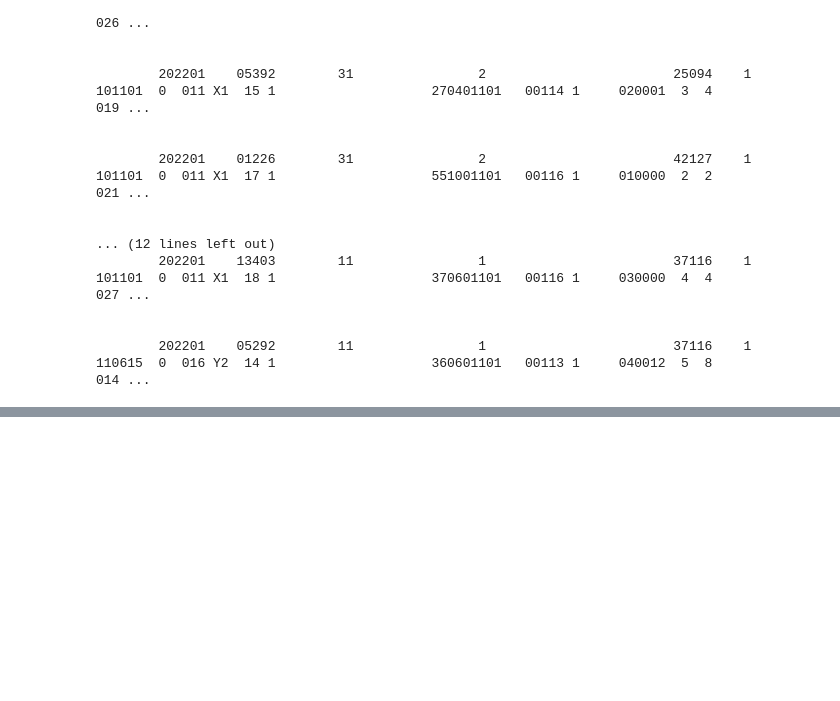
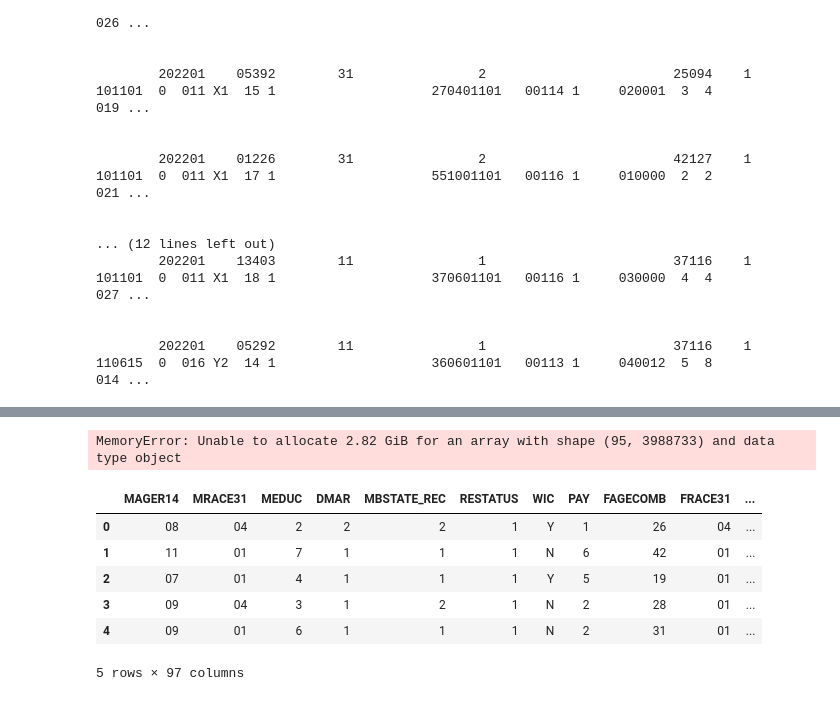
Before and after one commit to Noam-Sasson/Causal-Inference-Breastfeeding-and-Infant-Mortality, a Jupyter notebook: data_read.ipynb, the cells around one changed output, grey strips where cells are left out. Drawn from its saved outputs; the diff is of its cells as text; code cells hidden in the pictures; blank space fills up the shorter version.

Commit message:
data preparation files

```diff
--- a/data_read.ipynb
+++ b/data_read.ipynb
@@ -23,7 +23,7 @@ import seaborn as sns
 # %%
 # with open('VS15LKBC.PublicUse.DUSDENOM', 'r') as file:
 #     lines = file.readlines()
-with open('VS15LKBC.PublicUse.DUSDENOM', 'r') as file:
+with open('C:\\Users\\Lenovo\\Documents\\Technion\\semester 8\\causal inference\\proj\\matched-multiple-birth-fetal-death-2016-2020\\VS15LKBC.PublicUse.DUSDENOM', 'r') as file:
     lines = file.readlines()
 # %%
 print("Total lines:", len(lines))
@@ -463,7 +463,8 @@ print(len(data_item))
 # %%
 infant_mortality_features = lambda line:{
     # A. Maternal Demographics
-    "MAGER": line[75-1:76], # Mother’s Age Recode 41
+    # "MAGER": line[75-1:76], # Mother’s Age Recode 41
+    "MAGER14": line[77-1:78], # Mother’s Age Recode 14
     "MRACE31": line[105-1:106], # Mother’s Race Recode 31
     "MEDUC":  line[124-1], # Mother’s Education
     "DMAR": line[120-1], # Marital Status
@@ -473,6 +474,7 @@ infant_mortality_features = lambda line:{
     "PAY": line[435-1], # Payment Source
 
     # B. Paternal Characteristics
+    # "FAGE11": line[149-1:150], # Father’s Age Recode 11
     "FAGECOMB": line[147-1:148], #Father’s Combined Age (Revised)
     "FRACE31": line[151-1:152], # Father’s Race Recode 31
     "FEDUC": line[163-1], # Father’s Education
@@ -497,11 +499,11 @@ infant_mortality_features = lambda line:{
     "PREVIS": line[238-1:239], # Number of Prenatal Visits (Revised)
 
     # E. Smoking / Tobacco Use
-    "CIG_0": line[261-1], # Cigarettes Before Pregnancy Recode
-    "CIG_1": line[262-1], # Cigarettes 1st Trimester Recode
-    "CIG_2": line[263-1], # Cigarettes 2nd Trimester Recode
-    "CIG_3": line[264-1], # Cigarettes 3rd Trimester Recode
-    "CIG_REC": line[269-1], # Cigarette Recode (Revised)
+    "CIG_0_R": line[261-1], # Cigarettes Before Pregnancy Recode
+    "CIG_1_R": line[262-1], # Cigarettes 1st Trimester Recode
+    "CIG_2_R": line[263-1], # Cigarettes 2nd Trimester Recode
+    "CIG_3_R": line[264-1], # Cigarettes 3rd Trimester Recode
+    # "CIG_REC": line[269-1], # Cigarette Recode (Revised)
 
     # F. Anthropometrics / Weight
     "MHTR": line[280-1:281], # Mother’s Height in Inches (Recode)
@@ -510,7 +512,6 @@ infant_mortality_features = lambda line:{
     "PWgt_R": line[292-1:294], # Pre-pregnancy Weight Recode
     "DWgt_R": line[299-1:301], # Delivery Weight Recode
     "WTGAIN": line[304-1:305], # Weight Gain
-    "WTGAIN_REC": line[306-1], # Weight Gain Recode
 
     # G. Pregnancy History
     "LBO_REC": line[179-1], # Live Birth Order Recode
@@ -518,11 +519,8 @@ infant_mortality_features = lambda line:{
     "PRIORLIVE": line[171-1:172], # Prior Births Now Living
     "PRIORDEAD": line[173-1:174], # Prior Births Now Dead
     "PRIORTERM": line[175-1:176], # Prior Other Terminations
-    "ILLB_R": line[179-1], # Interval of Last Live Birth Recode
     "ILLB_R11": line[201-1:202], # Interval of Last Live Birth Recode 11
-    "ILOP_R": line[206-1:208], # Interval of Last Other Pregnancy Recode
     "ILOP_R11": line[209-1:210], # Interval of Last Other Pregnancy Recode 11
-    "ILP_R": line[214-1:216], # Interval of Last Pregnancy Recode
     "ILP_R11": line[217-1:218], # Interval of Last Pregnancy Recode 11
 
     # H. Infections
@@ -819,0 +958,34 @@ for line in lines[:10]:
+# %%
+final_data_set_columns = list(infant_mortality_features(lines[0]).keys())
+
+final_data_set_columns.append('T')
+final_data_set_columns.append('Y')
+
+data = []
+for line in lines:
+    data_row = infant_mortality_features(line)
+    if line[569-1] == 'Y':
+        data_row['T'] = 1
+    elif line[569-1] == 'N':
+        data_row['T'] = 0
+    else: # unknown
+        data_row['T'] = -1
+    data_row['Y'] = 1 if line[1356-1:1358] != ' '*3 else 0
+    data.append(data_row)
+
+final_data_df = pd.DataFrame(data, columns=final_data_set_columns)
+final_data_df.to_csv('infant_mortality_data.csv', index=False)
+# %%
+tmp_final_data_df = final_data_df.copy()
+# %% [output]
+MemoryError: Unable to allocate 2.82 GiB for an array with shape (95, 3988733) and data type object
+# %%
+display(final_data_df.head())
+# %% [output]
+|  | MAGER14 | MRACE31 | MEDUC | DMAR | MBSTATE_REC | RESTATUS | WIC | PAY | FAGECOMB | FRACE31 | ... |
+| 0 | 08 | 04 | 2 | 2 | 2 | 1 | Y | 1 | 26 | 04 | ... |
+| 1 | 11 | 01 | 7 | 1 | 1 | 1 | N | 6 | 42 | 01 | ... |
+| 2 | 07 | 01 | 4 | 1 | 1 | 1 | Y | 5 | 19 | 01 | ... |
+| 3 | 09 | 04 | 3 | 1 | 2 | 1 | N | 2 | 28 | 01 | ... |
+| 4 | 09 | 01 | 6 | 1 | 1 | 1 | N | 2 | 31 | 01 | ... |
+5 rows × 97 columns
```
Also changed, not shown: parts of 17 cells of this notebook, 8 other files.
